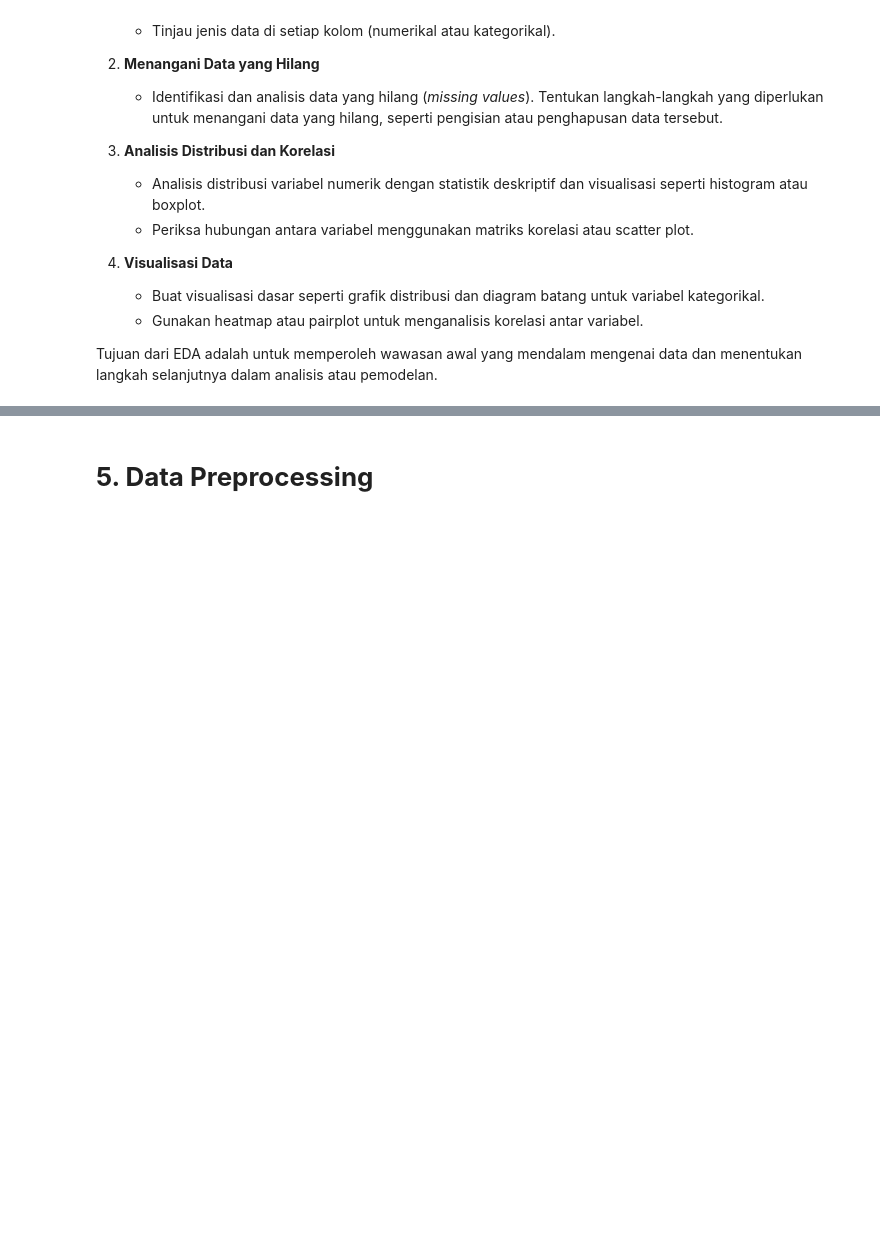
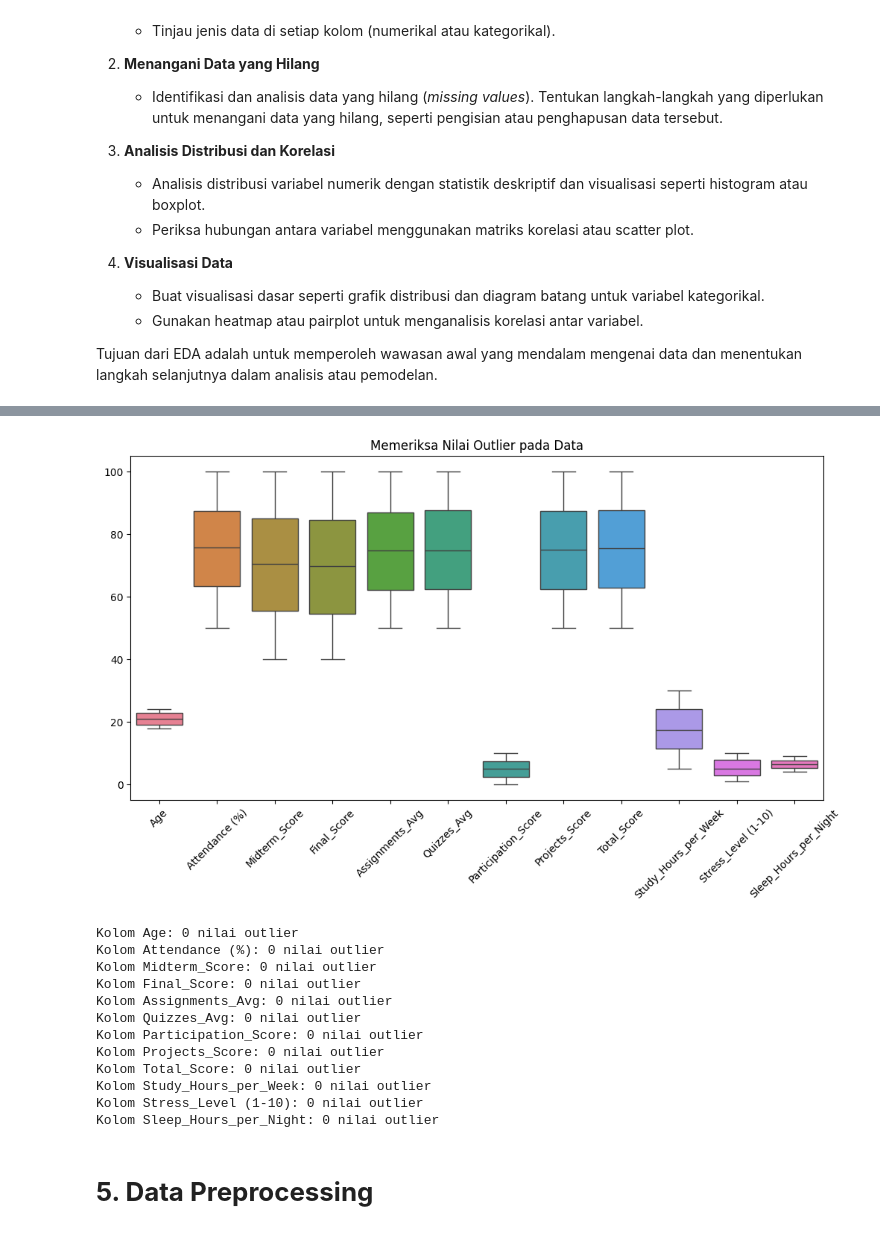
Before and after one commit to Azuredeer/student_performance_behavior, a Jupyter notebook: [Clustering]_Submission_Akhir_BMLP_Your_Name_(Updated).ipynb, the cells around one changed output, grey strips where cells are left out. Saved outputs shown, nothing was run; the diff lists cells and outputs as text; code cells hidden in the pictures; blank space fills up the shorter version.

```diff
--- a/[Clustering]_Submission_Akhir_BMLP_Your_Name_(Updated).ipynb
+++ b/[Clustering]_Submission_Akhir_BMLP_Your_Name_(Updated).ipynb
@@ -76,3 +154,44 @@ Tujuan dari EDA adalah untuk memperoleh wawasan awal yang mendalam mengenai data
+# %%
+# memeriksa outlier
+def detect_outlier(data, column):
+    Q1 = data[column].quantile(0.25)
+    Q3 = data[column].quantile(0.75)
+    IQR = Q3 - Q1
+    lower_bound = Q1 - 1.5 * IQR
+    upper_bound = Q3 + 1.5 * IQR
+
+    outliers_student = data[(data[column] < lower_bound) | (data[column] > upper_bound)]
+    return outliers_student
+
+numerical_columns = data.select_dtypes(include=['number']).columns
+
+# plot bloxpot
+plt.figure(figsize=(12, 6))
+sns.boxplot(data=data[numerical_columns])
+plt.xticks(rotation=45)  # Putar label sumbu x agar lebih terbaca
+plt.title("Memeriksa Nilai Outlier pada Data")
+plt.show()
+
+# memeriksa outlier setiap kolom
+for col in numerical_columns:
+    outliers = detect_outlier(data, col)
+    print(f"Kolom {col}: {len(outliers)} nilai outlier")
+    if not outliers.empty:
+        outliers
+# %% [output]
+[figure, added]
+Kolom Age: 0 nilai outlier
+Kolom Attendance (%): 0 nilai outlier
+Kolom Midterm_Score: 0 nilai outlier
+Kolom Final_Score: 0 nilai outlier
+Kolom Assignments_Avg: 0 nilai outlier
+Kolom Quizzes_Avg: 0 nilai outlier
+Kolom Participation_Score: 0 nilai outlier
+Kolom Projects_Score: 0 nilai outlier
+Kolom Total_Score: 0 nilai outlier
+Kolom Study_Hours_per_Week: 0 nilai outlier
+Kolom Stress_Level (1-10): 0 nilai outlier
+Kolom Sleep_Hours_per_Night: 0 nilai outlier
 # %% [markdown]
 # **5. Data Preprocessing**
 # %% [markdown]
```
Also changed, not shown: parts of 8 cells of this notebook.
